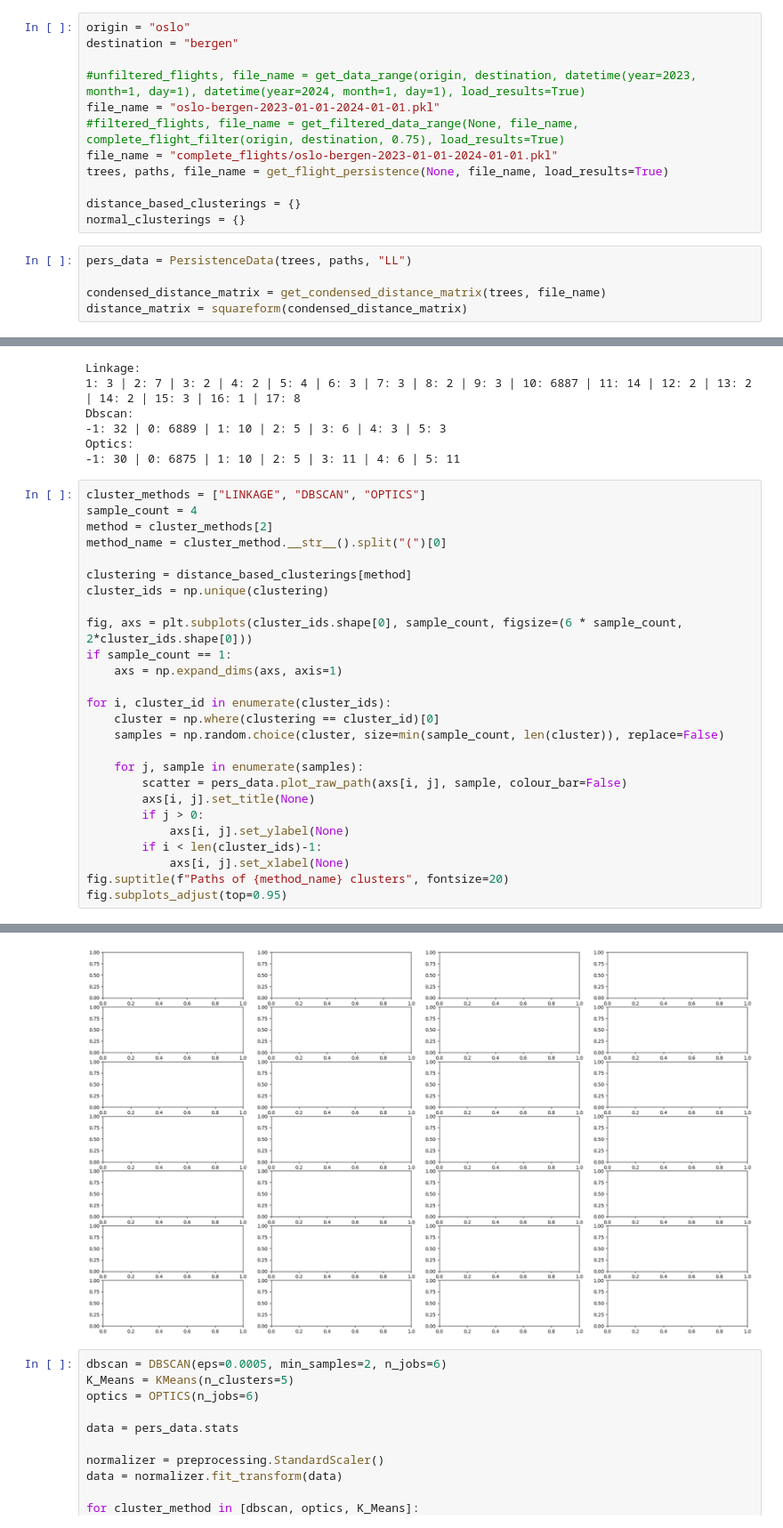
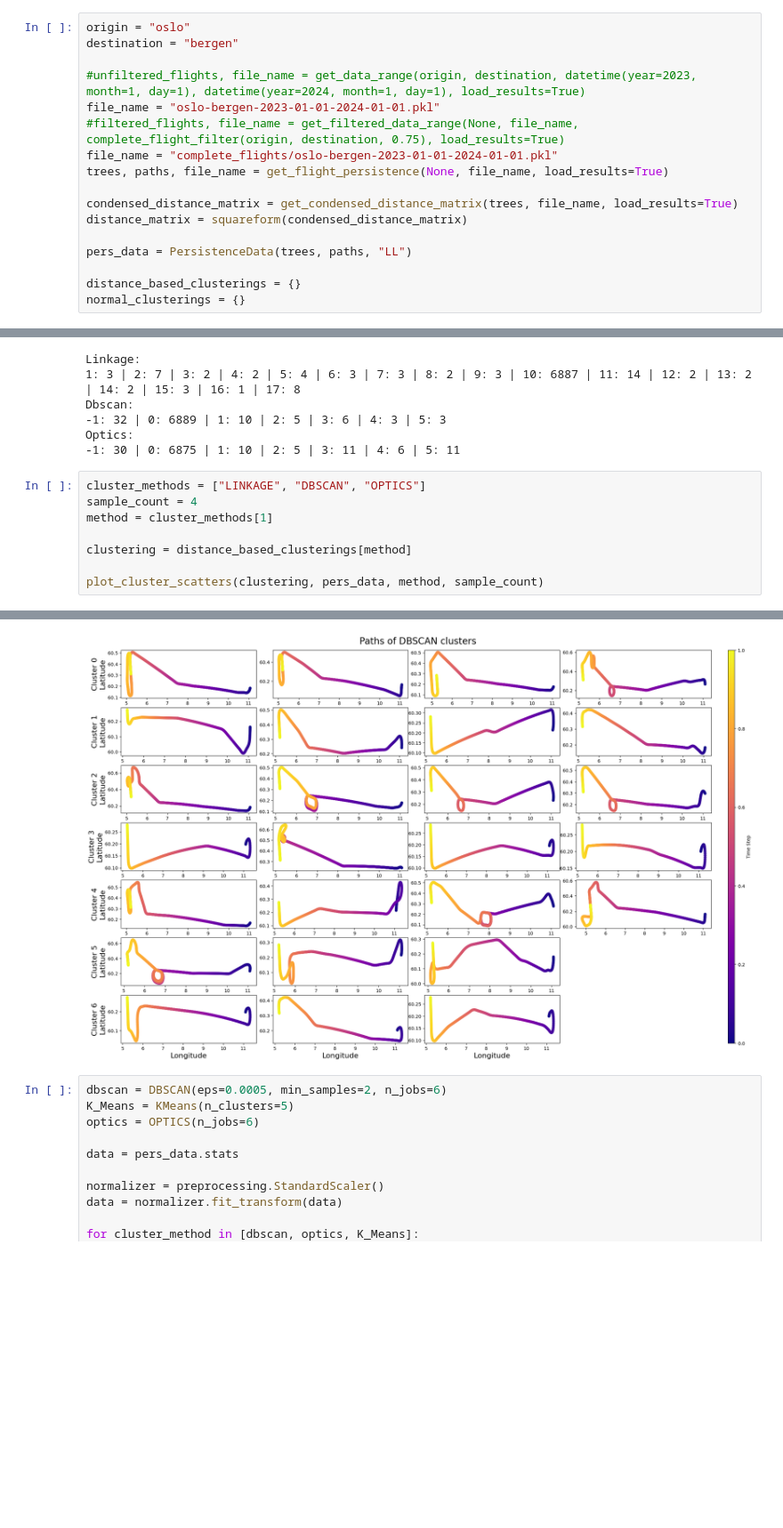
Before and after one commit to tobbensol/masters-thesis, a Jupyter notebook: flight clustering.ipynb, the cells around one changed output, grey strips where cells are left out. Shown at 89% size. Saved outputs shown, nothing was run; the diff lists cells and outputs as text; blank space fills up the shorter version.

Commit message:
made a file for plotting functions

```diff
--- a/flight clustering.ipynb
+++ b/flight clustering.ipynb
@@ -42,10 +32,10 @@ file_name = "oslo-bergen-2023-01-01-2024-01-01.pkl"
 file_name = "complete_flights/oslo-bergen-2023-01-01-2024-01-01.pkl"
 trees, paths, file_name = get_flight_persistence(None, file_name, load_results=True)
 
+condensed_distance_matrix = get_condensed_distance_matrix(trees, file_name, load_results=True)
+distance_matrix = squareform(condensed_distance_matrix)
+
+pers_data = PersistenceData(trees, paths, "LL")
+
 distance_based_clusterings = {}
 normal_clusterings = {}
-# %%
-pers_data = PersistenceData(trees, paths, "LL")
-
-condensed_distance_matrix = get_condensed_distance_matrix(trees, file_name)
-distance_matrix = squareform(condensed_distance_matrix)
@@ -86,27 +69,9 @@ Optics:
 # %%
 cluster_methods = ["LINKAGE", "DBSCAN", "OPTICS"]
 sample_count = 4
-method = cluster_methods[2]
-method_name = cluster_method.__str__().split("(")[0]
+method = cluster_methods[1]
 
 clustering = distance_based_clusterings[method]
-cluster_ids = np.unique(clustering)
 
-fig, axs = plt.subplots(cluster_ids.shape[0], sample_count, figsize=(6 * sample_count, 2*cluster_ids.shape[0]))
-if sample_count == 1:
-    axs = np.expand_dims(axs, axis=1)
-
-for i, cluster_id in enumerate(cluster_ids):
-    cluster = np.where(clustering == cluster_id)[0]
-    samples = np.random.choice(cluster, size=min(sample_count, len(cluster)), replace=False)
-
-    for j, sample in enumerate(samples):
-        scatter = pers_data.plot_raw_path(axs[i, j], sample, colour_bar=False)
-        axs[i, j].set_title(None)
-        if j > 0:
-            axs[i, j].set_ylabel(None)
-        if i < len(cluster_ids)-1:
-            axs[i, j].set_xlabel(None)
-fig.suptitle(f"Paths of {method_name} clusters", fontsize=20)
-fig.subplots_adjust(top=0.95)
+plot_cluster_scatters(clustering, pers_data, method, sample_count)
 # %% [output]
@@ -114,4 +78,4 @@ AttributeError: 'numpy.ndarray' object has no attribute 'scatter'
-[figure, old version]
+[figure, new version]
 # %%
 dbscan = DBSCAN(eps=0.0005, min_samples=2, n_jobs=6)
 K_Means = KMeans(n_clusters=5)
```
Also changed, not shown: parts of 7 cells of this notebook, 1 other file.
